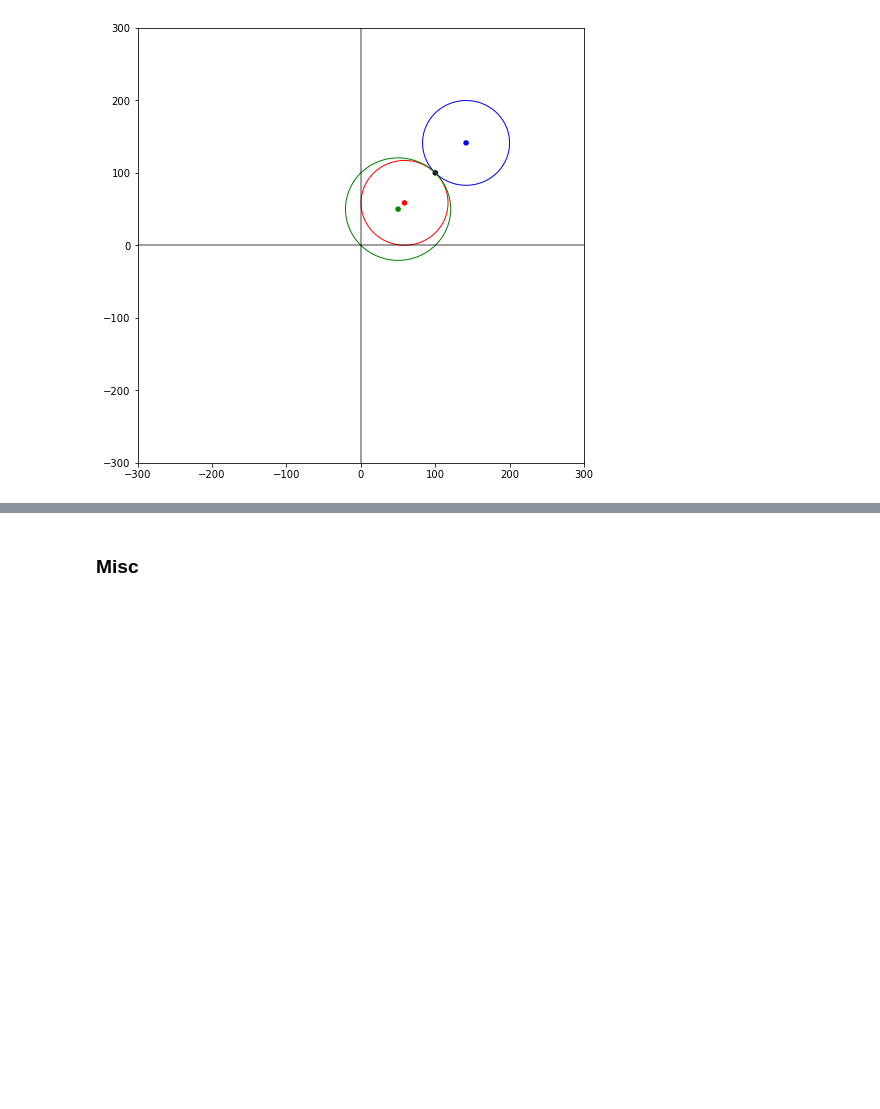
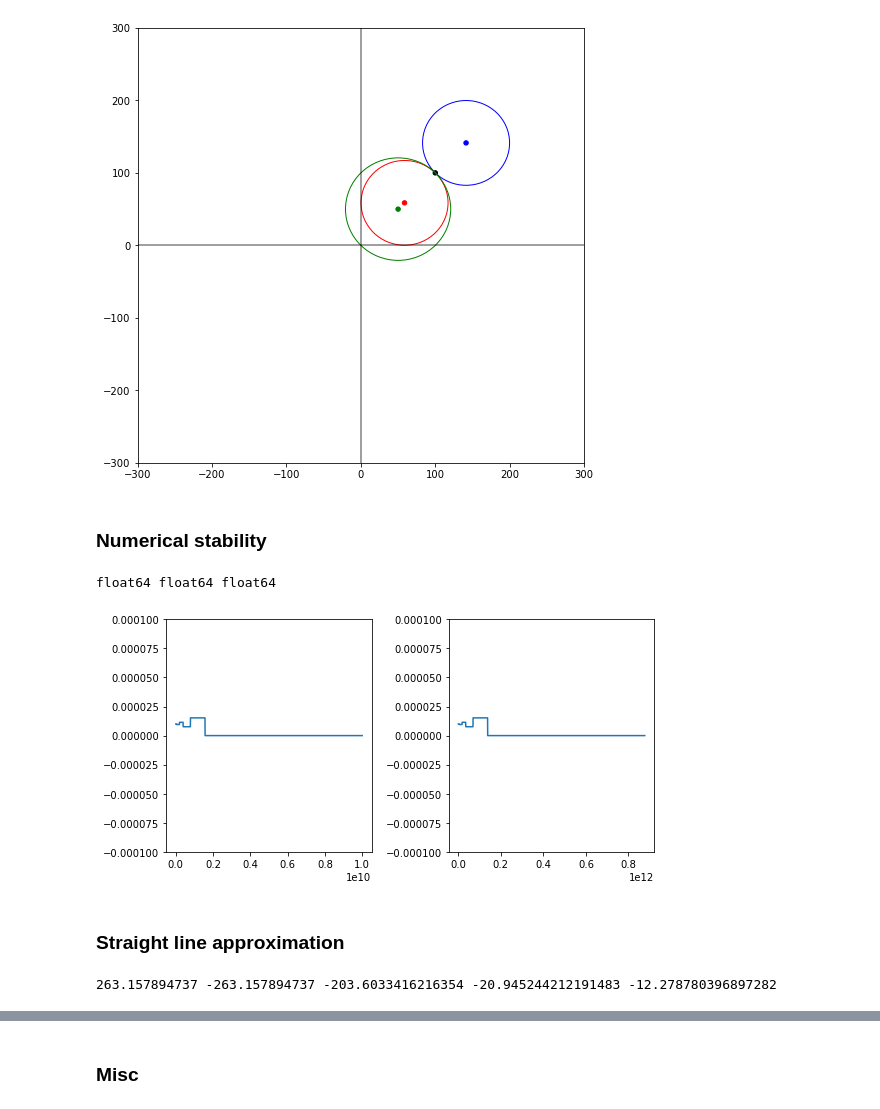
Before and after one commit to srosenzweig09/L1TMuonSimulationsMar2017, a Jupyter notebook: Analyzers/test8/sign_of_d0.ipynb, the cells around one changed output, grey strips where cells are left out. Cells and saved outputs as stored; diff of their text form; code cells hidden in the pictures; blank space fills up the shorter version.

Commit message:
Update test8/sign_of_d0.ipynb [1]

```diff
--- a/Analyzers/test8/sign_of_d0.ipynb
+++ b/Analyzers/test8/sign_of_d0.ipynb
@@ -386,3 +386,57 @@ ax.set_ylim((-300, 300))
 plt.show()
 # %% [output]
 [figure]
+# %% [markdown]
+### Numerical stability
+# %%
+step = 1e5
+x = np.arange(1, 1e10, step)
+y = x/(0.003 * 3.8)  # R
+d0 = 1e-5
+y1 = y + d0
+y2 = y1 - y
+
+print x.dtype, y.dtype, y1.dtype
+#print y2
+# %% [output]
+float64 float64 float64
+# %%
+fig, axs = plt.subplots(1,2, figsize=(8,4), tight_layout=True)
+axs[0].plot(x, y2)
+axs[0].set_ylim(-d0*10, d0*10)
+axs[1].plot(y, y2)
+axs[1].set_ylim(-d0*10, d0*10)
+
+plt.show()
+# %% [output]
+[figure, added]
+# %% [markdown]
+### Straight line approximation
+# %%
+xv, yv = 50, 50
+phi = 35
+invPt = -1./3
+
+phi_rad = np.deg2rad(phi)
+R = -(1.0/(0.003 * 3.8 * invPt))
+xc, yc = xv - R * np.sin(phi_rad), yv + R * np.cos(phi_rad)
+
+R1 = -1 * R
+xc1, yc1 = xv - R1 * np.sin(phi_rad), yv + R1 * np.cos(phi_rad)
+
+R2 = np.sqrt(xv*xv + yv*yv) / (2 * np.sin(phi_rad - np.arctan2(yv, xv)) + 1e-7)
+xc2, yc2 = xv - R2 * np.sin(phi_rad), yv + R2 * np.cos(phi_rad)
+
+simC = 1./(2*R)
+simCstar = np.sin(phi_rad - np.arctan2(yv, xv)) / np.sqrt(xv*xv + yv*yv)
+d0 = np.abs(np.abs(R) - np.sqrt(xc*xc + yc*yc))
+d0_sign = np.sign(simCstar)
+if ((simCstar < 0) and (simC < simCstar)) or ((simCstar > 0) and (simC > simCstar)):
+  d0_sign *= -1
+d0 *= d0_sign
+
+d0_simple = xv * np.sin(phi_rad) - yv * np.cos(phi_rad)
+
+print R, R1, R2, d0, d0_simple
+# %% [output]
+263.157894737 -263.157894737 -203.6033416216354 -20.945244212191483 -12.278780396897282
```
Also changed, not shown: parts of 6 cells of this notebook.
